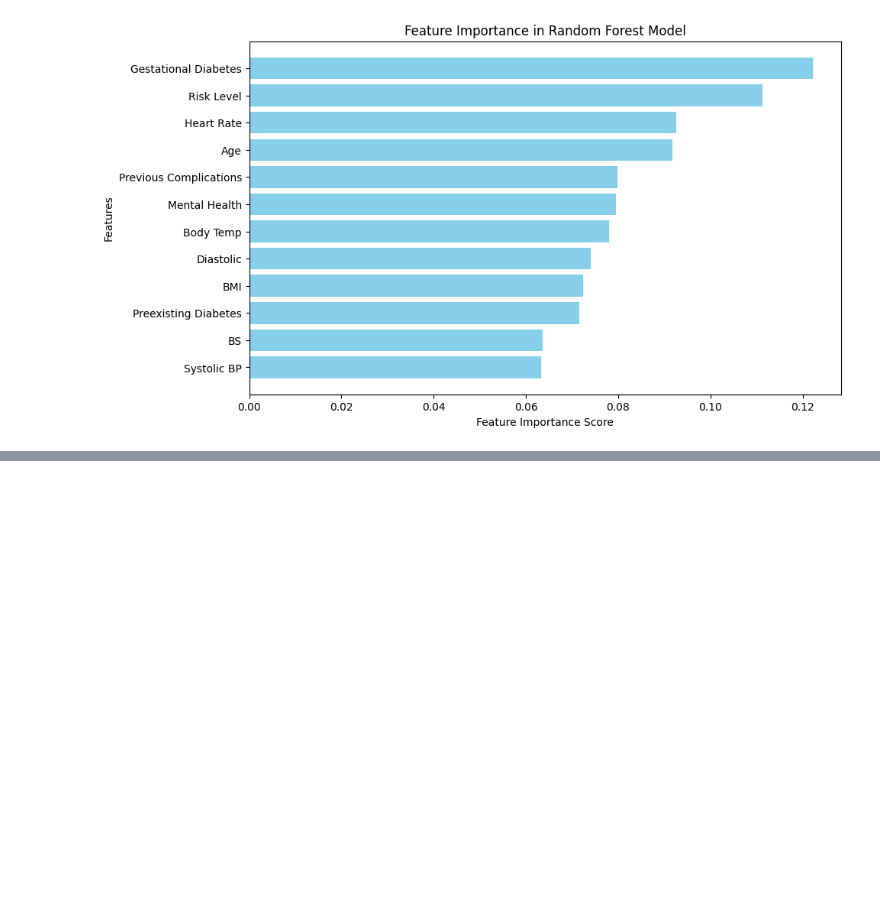
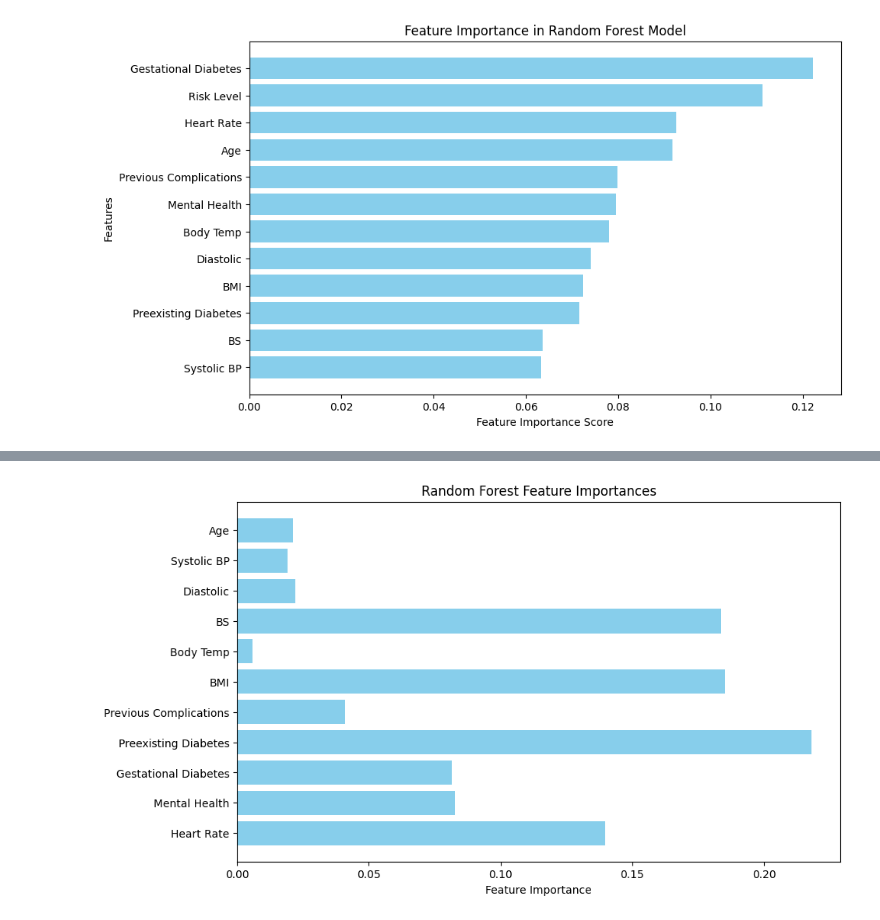
Before and after one commit to surabhisanjay/pregnancy_risk_prediction, a Jupyter notebook: mat_health.ipynb, the cells around one changed output, grey strips where cells are left out. Drawn from its saved outputs; the diff is of its cells as text; code cells hidden in the pictures; blank space fills up the shorter version.

```diff
--- a/mat_health.ipynb
+++ b/mat_health.ipynb
@@ -561,0 +476,19 @@ InvalidIndexError: (slice(None, None, None), 1)
+# %%
+import matplotlib.pyplot as plt
+
+# Example: Feature importance bar plot for Random Forest
+rf_model = models["Random Forest"]
+if not hasattr(rf_model, "feature_importances_"):
+    rf_model.fit(X_train, y_train)
+
+importances = rf_model.feature_importances_
+feature_names = X_train.columns
+
+plt.figure(figsize=(10, 6))
+plt.barh(feature_names, importances, color='skyblue')
+plt.xlabel("Feature Importance")
+plt.title("Random Forest Feature Importances")
+plt.gca().invert_yaxis()
+plt.show()
+# %% [output]
+[figure, added]
```
Also changed, not shown: parts of 17 cells of this notebook.
